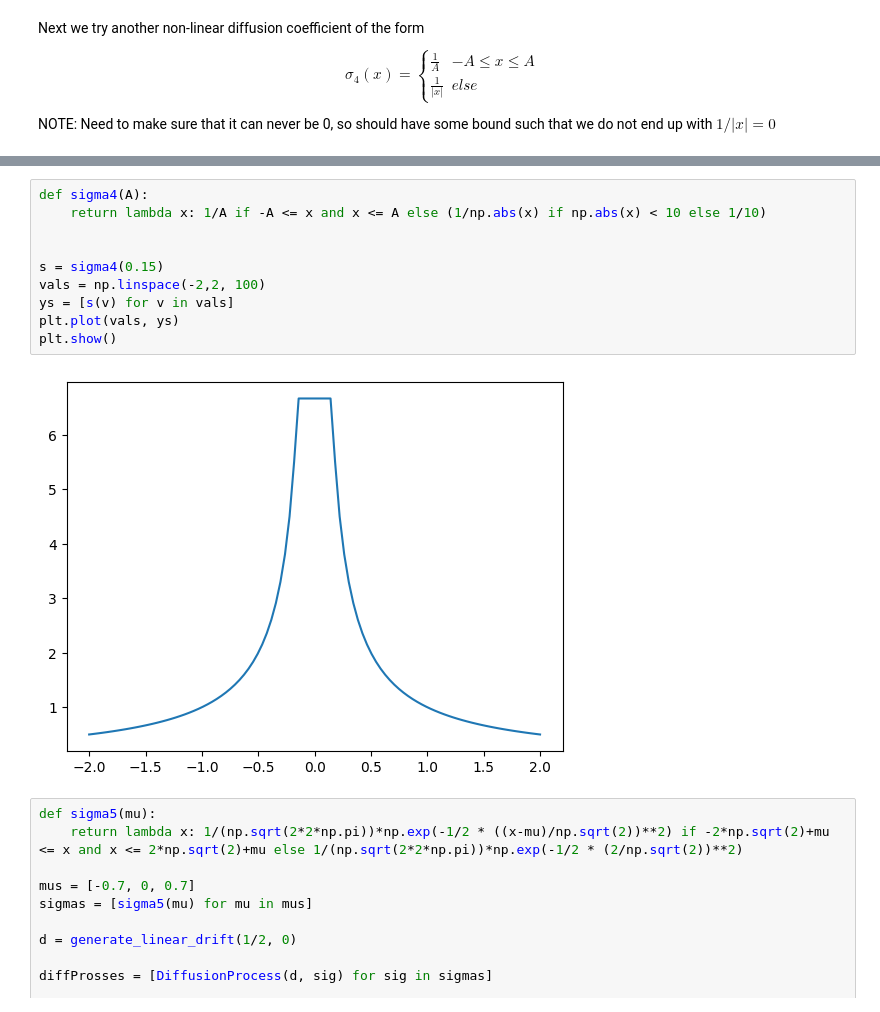
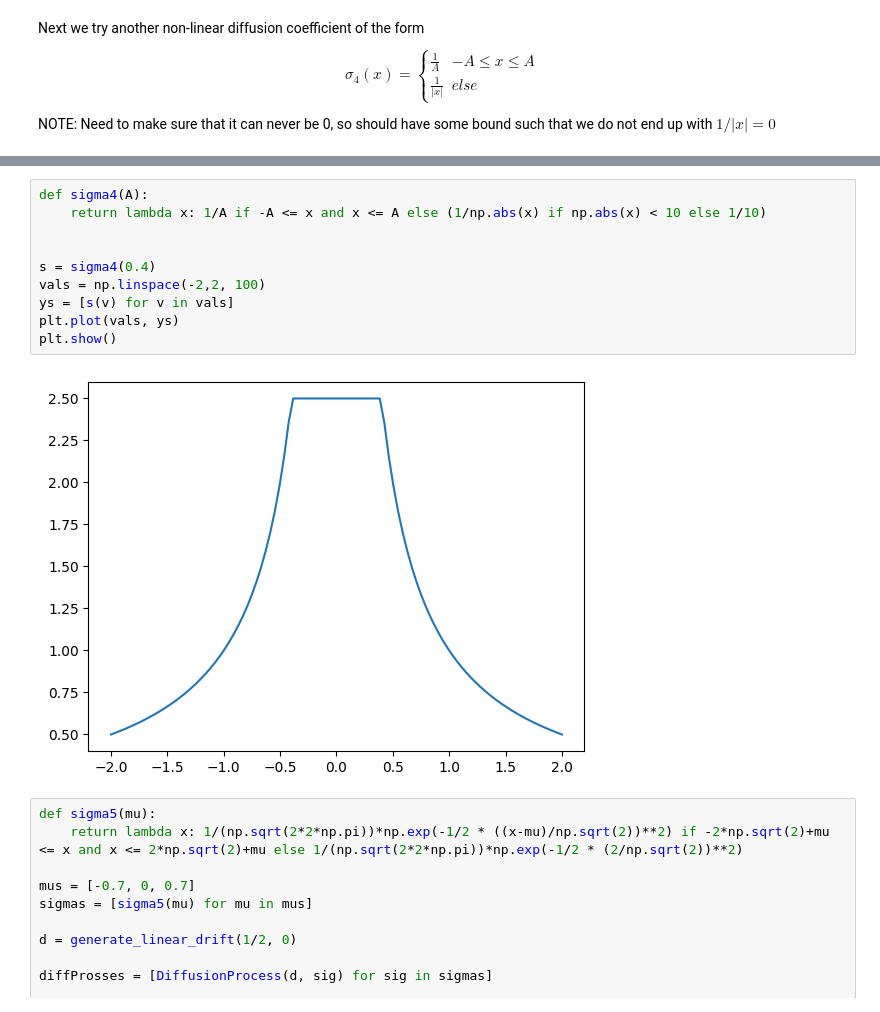
Before and after one commit to RasmusBrostroem/Data-driven-algorithms-for-Impulse-control-problem-Thesis, a Jupyter notebook: TestingDiffusionCoefficients.ipynb, the cells around one changed output, grey strips where cells are left out. Cells and saved outputs as stored; diff of their text form.

```diff
--- a/TestingDiffusionCoefficients.ipynb
+++ b/TestingDiffusionCoefficients.ipynb
@@ -206,15 +206,15 @@ plt.show()
 # %%
 def sigma4(A):
     return lambda x: 1/A if -A <= x and x <= A else (1/np.abs(x) if np.abs(x) < 10 else 1/10)
 
 
-s = sigma4(0.15)
+s = sigma4(0.4)
 vals = np.linspace(-2,2, 100)
 ys = [s(v) for v in vals]
 plt.plot(vals, ys)
 plt.show()
 # %% [output]
-[figure, old version]
+[figure, new version]
 # %%
 def sigma5(mu):
     return lambda x: 1/(np.sqrt(2*2*np.pi))*np.exp(-1/2 * ((x-mu)/np.sqrt(2))**2) if -2*np.sqrt(2)+mu <= x and x <= 2*np.sqrt(2)+mu else 1/(np.sqrt(2*2*np.pi))*np.exp(-1/2 * (2/np.sqrt(2))**2)
```
Also changed, not shown: parts of 7 cells of this notebook.
